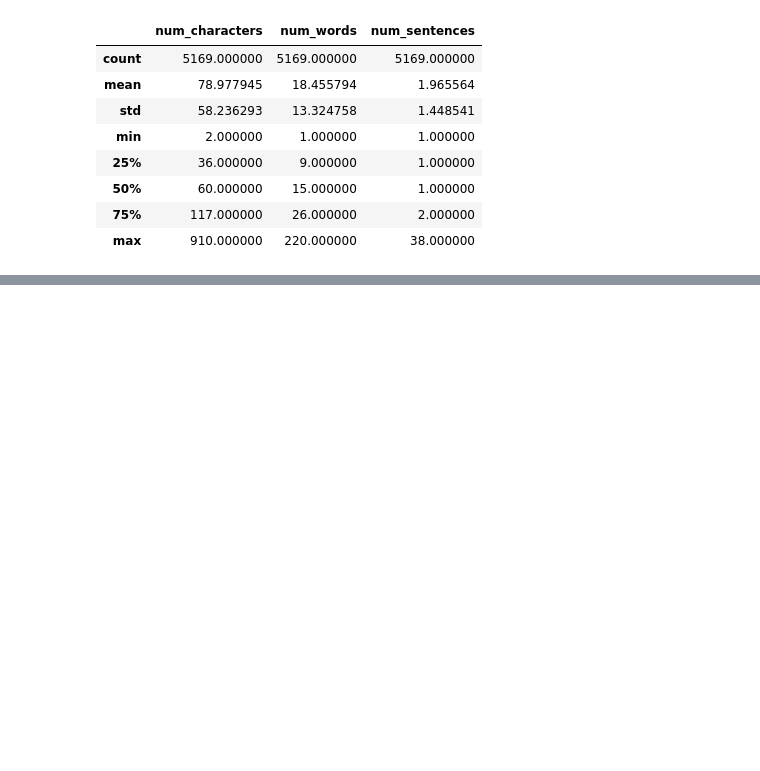
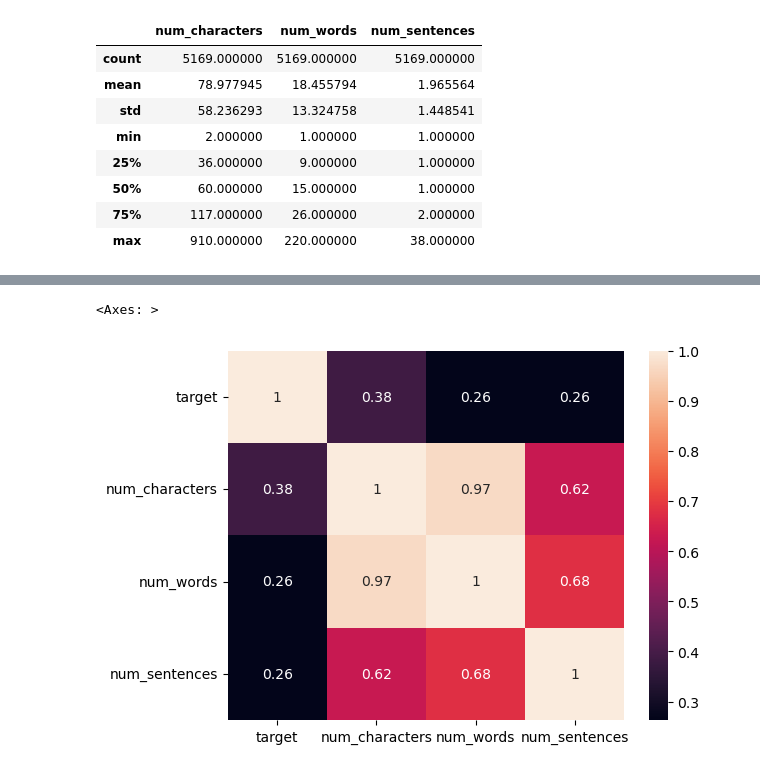
Before and after one commit to adri-chak/SMS-Spam-Classifier, a Jupyter notebook: SMS_classifier.ipynb, the cells around one changed output, grey strips where cells are left out. Saved outputs shown, nothing was run; the diff lists cells and outputs as text; code cells hidden in the pictures; blank space fills up the shorter version.

```diff
--- a/SMS_classifier.ipynb
+++ b/SMS_classifier.ipynb
@@ -163,0 +211,5 @@ df[['num_characters','num_words','num_sentences']].describe()
+# %%
+sns.heatmap(df.corr(numeric_only=True),annot=True)
+# %% [output]
+<Axes: >
+[figure, added]
```
Also changed, not shown: parts of 6 cells of this notebook.
